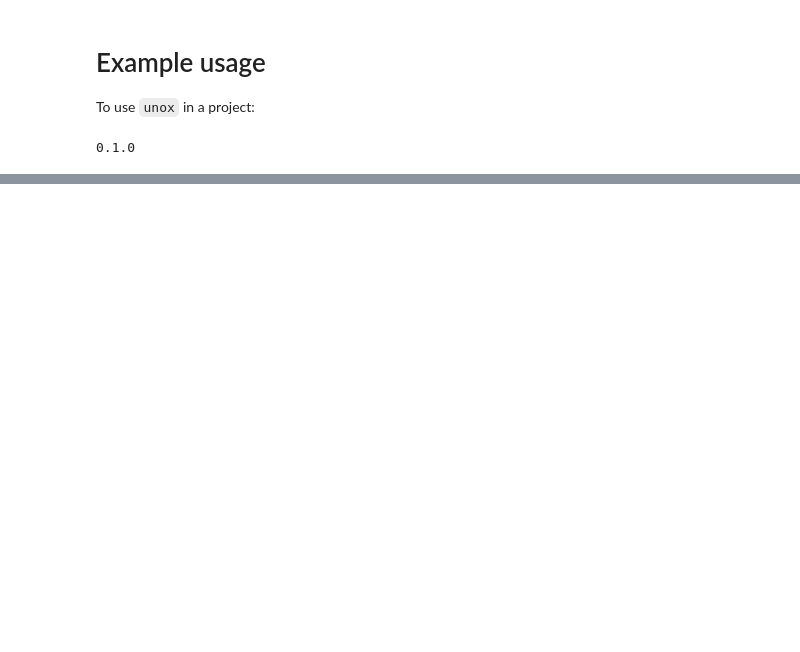
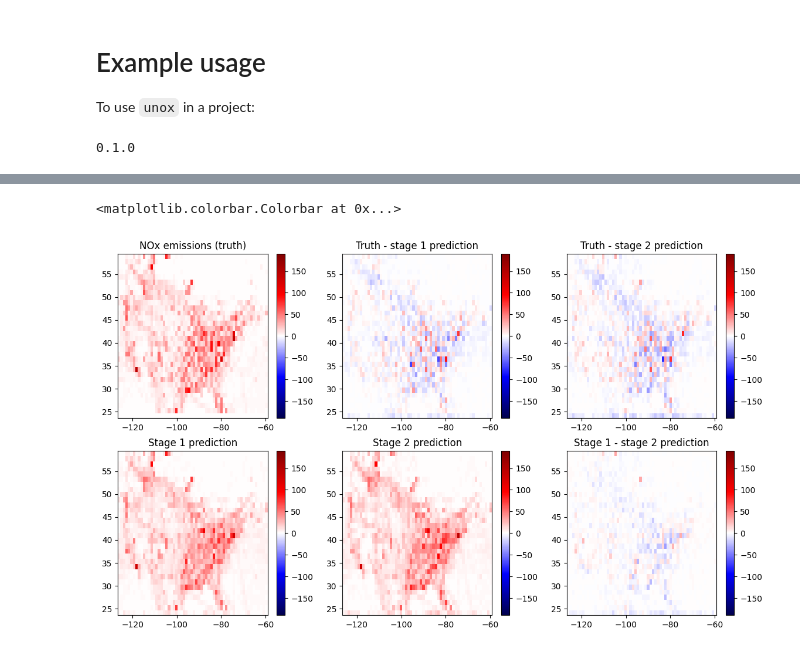
Before and after one commit to scheemik/unox, a Jupyter notebook: docs/example.ipynb, the cells around one changed output, grey strips where cells are left out. Saved outputs shown, nothing was run; the diff lists cells and outputs as text; code cells hidden in the pictures; blank space fills up the shorter version.

```diff
--- a/docs/example.ipynb
+++ b/docs/example.ipynb
@@ -19,0 +122,38 @@ lats, lons = unox.load_lats_lons('../../datafiles/')
+# %%
+fig, ax = plt.subplots(2,3,figsize=(14,8))
+truth_us = truth[:,latmin:latmax,lonmin:lonmax,:]
+stage1_us = stage1[:,latmin:latmax,lonmin:lonmax,:]
+stage2_us = stage2[:,latmin:latmax,lonmin:lonmax,:]
+
+vmin = np.min(np.concatenate([truth_us,stage1_us,stage2_us]))
+vmax = np.max(np.concatenate([truth_us,stage1_us,stage2_us]))
+halfrange = np.max(np.abs([vmin,vmax]))/2
+
+day = 200  #day of the year to look at
+plt.sca(ax[0,0])
+plt.pcolormesh(lon_us,lat_us,truth_us[day,:,:,0],cmap=plt.cm.seismic,norm=mpl.colors.CenteredNorm(halfrange=halfrange))
+plt.title('NOx emissions (truth)')
+plt.colorbar()
+plt.sca(ax[0,1])
+plt.pcolormesh(lon_us,lat_us,truth_us[day,:,:,0]-stage1_us[day,:,:,0],norm=mpl.colors.CenteredNorm(halfrange=halfrange),cmap=plt.cm.seismic)
+plt.title('Truth - stage 1 prediction')
+plt.colorbar()
+plt.sca(ax[0,2])
+plt.pcolormesh(lon_us,lat_us,truth_us[day,:,:,0]-stage2_us[day,:,:,0],norm=mpl.colors.CenteredNorm(halfrange=halfrange),cmap=plt.cm.seismic)
+plt.title('Truth - stage 2 prediction')
+plt.colorbar()
+plt.sca(ax[1,0])
+plt.pcolormesh(lon_us,lat_us,stage1_us[day,:,:,0],cmap=plt.cm.seismic,norm=mpl.colors.CenteredNorm(halfrange=halfrange))
+plt.title('Stage 1 prediction')
+plt.colorbar()
+plt.sca(ax[1,1])
+plt.pcolormesh(lon_us,lat_us,stage2_us[day,:,:,0],cmap=plt.cm.seismic,norm=mpl.colors.CenteredNorm(halfrange=halfrange))
+plt.title('Stage 2 prediction')
+plt.colorbar()
+plt.sca(ax[1,2])
+plt.pcolormesh(lon_us,lat_us,stage1_us[day,:,:,0]-stage2_us[day,:,:,0],norm=mpl.colors.CenteredNorm(halfrange=halfrange),cmap=plt.cm.seismic)
+plt.title('Stage 1 - stage 2 prediction')
+plt.colorbar()
+# %% [output]
+<matplotlib.colorbar.Colorbar at 0x...>
+[figure, added]
```
Also changed, not shown: parts of 21 cells of this notebook.
